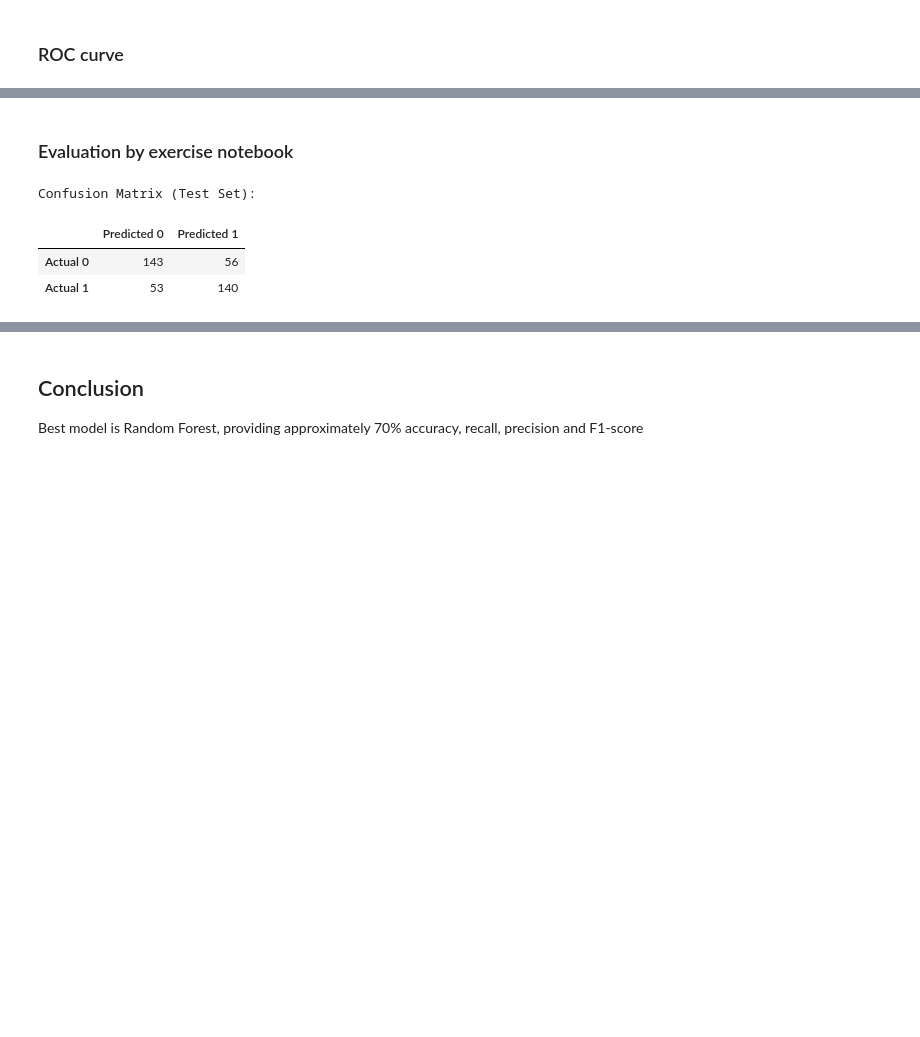
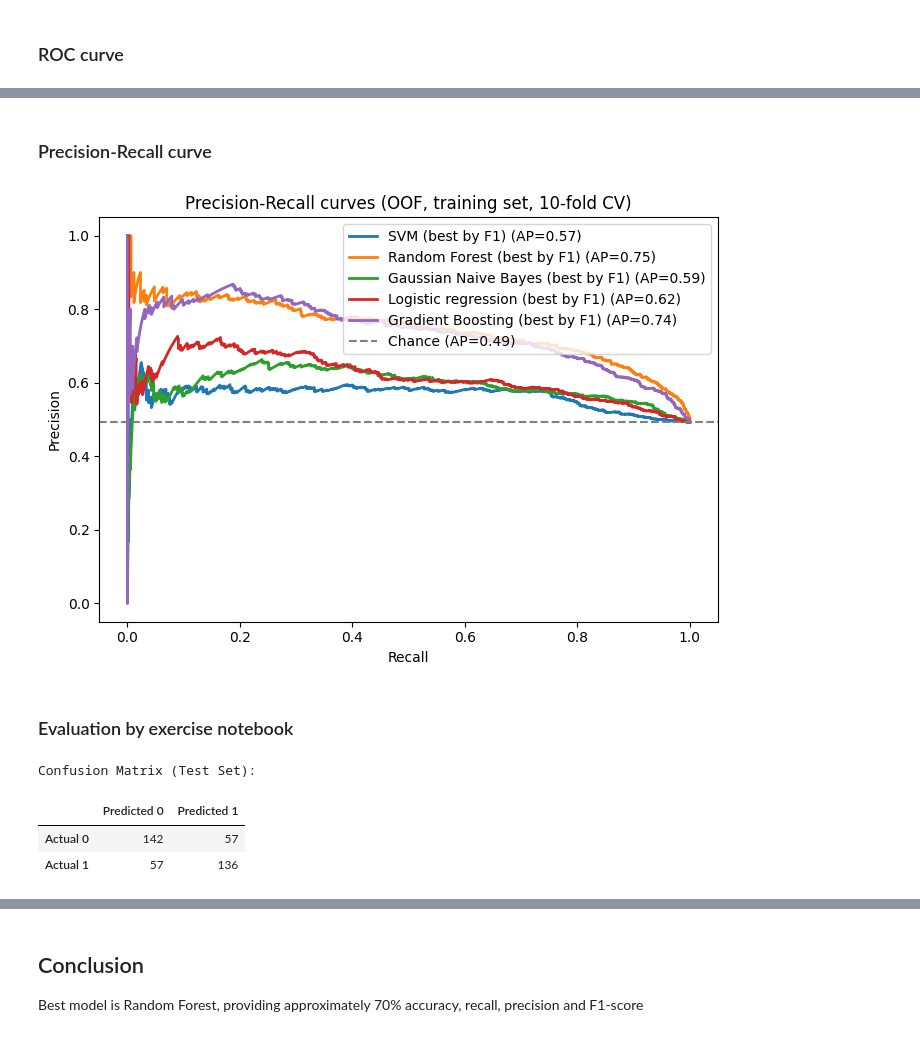
Before and after one commit to SamuelHellqvist/CS4168-DATA-MINING-UL----Project, a Jupyter notebook: classifiers.ipynb, the cells around one changed output, grey strips where cells are left out. Saved outputs shown, nothing was run; the diff lists cells and outputs as text; code cells hidden in the pictures; blank space fills up the shorter version.

```diff
--- a/classifiers.ipynb
+++ b/classifiers.ipynb
@@ -514,3 +517,25 @@ plt.show()
+# %% [markdown]
+### Precision-Recall curve
+# %%
+# PR curves — out-of-fold predictions (training set, all models)
+plt.figure(figsize=(7, 5))
+
+for name, model in models.items():
+    oof_proba = cross_val_predict(model, X_train, y_train, cv=cv, method="predict_proba", n_jobs=-1)[:, 1]
+    prec, rec, _ = precision_recall_curve(y_train, oof_proba)
+    ap = average_precision_score(y_train, oof_proba)
+    plt.plot(rec, prec, lw=2, label=f"{name} (AP={ap:.2f})")
+
+baseline = y_train.mean()
+plt.axhline(baseline, linestyle="--", color="grey", label=f"Chance (AP={baseline:.2f})")
+plt.xlabel("Recall")
+plt.ylabel("Precision")
+plt.title("Precision-Recall curves (OOF, training set, 10-fold CV)")
+plt.legend(loc="upper right")
+plt.tight_layout()
+plt.show()
+# %% [output]
+[figure, added]
 # %% [markdown]
 ### Evaluation by exercise notebook
 # %%
@@ -557,5 +582,5 @@ display(cm_df)
 # %% [output]
 Confusion Matrix (Test Set):
 |  | Predicted 0 | Predicted 1 |
-| Actual 0 | 143 | 56 |
-| Actual 1 | 53 | 140 |
+| Actual 0 | 142 | 57 |
+| Actual 1 | 57 | 136 |
```
Also changed, not shown: parts of 17 cells of this notebook.
